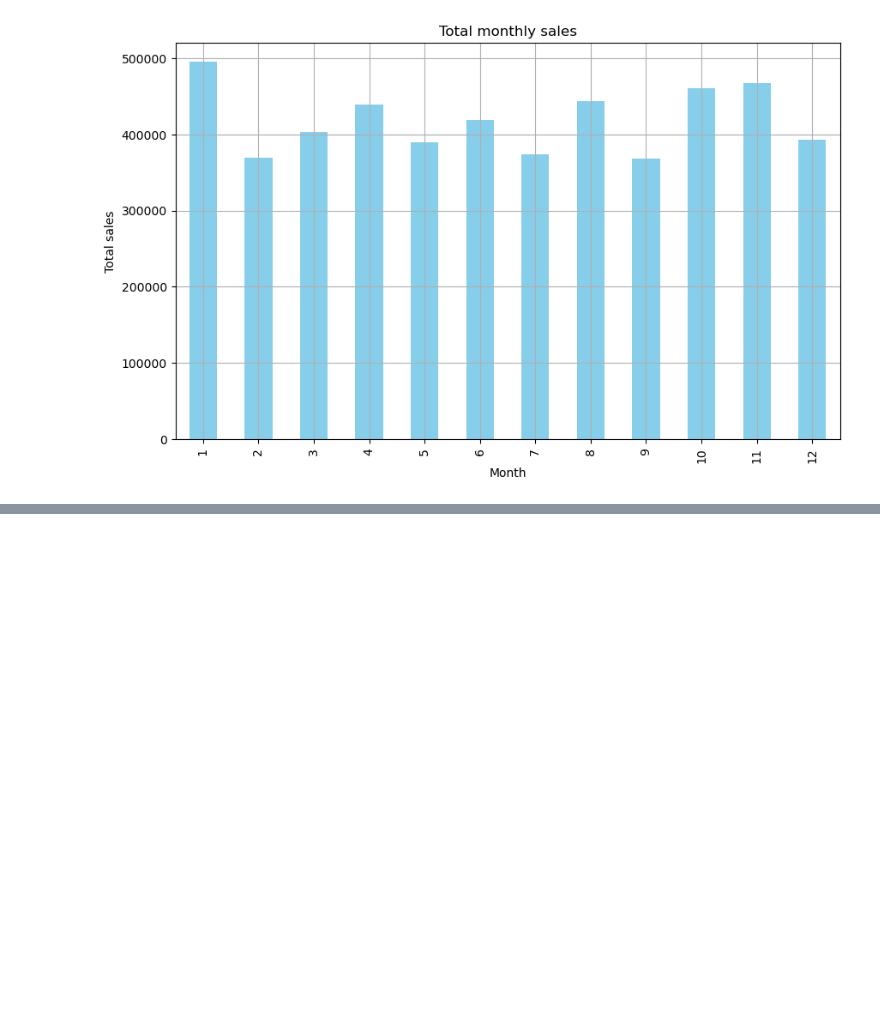
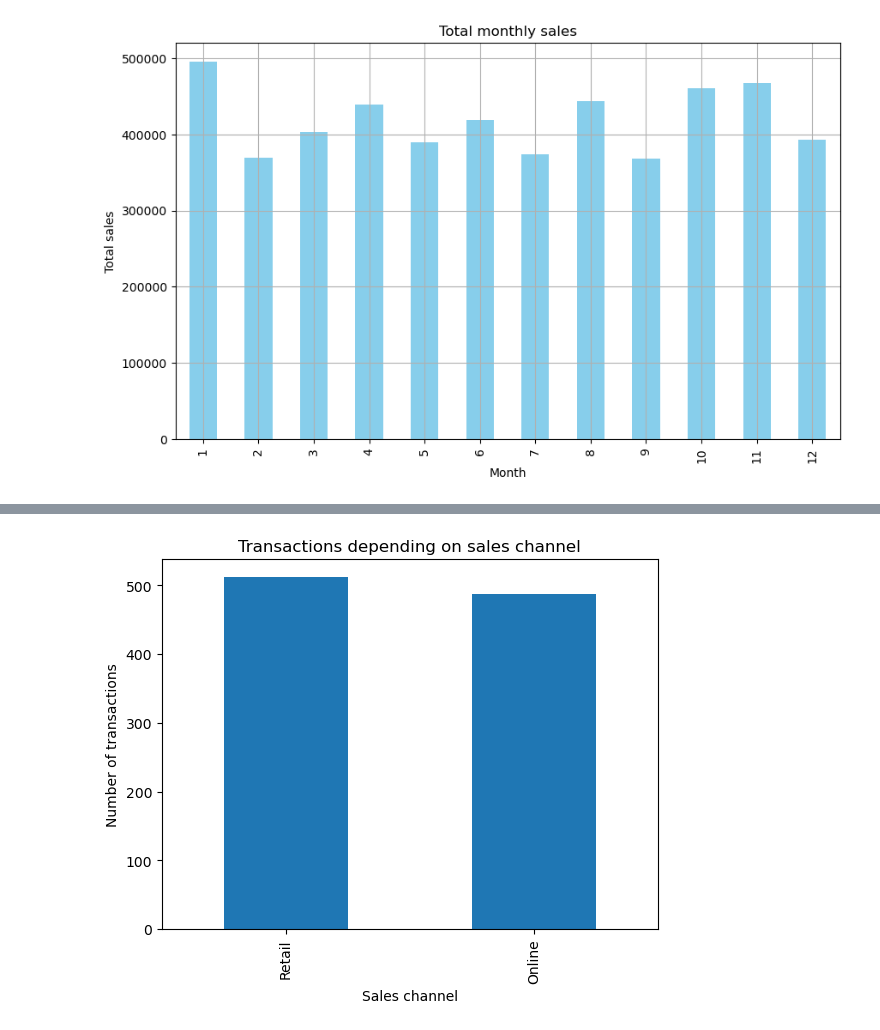
Before and after one commit to estrin00/diplomski, a Jupyter notebook: analysis.ipynb, the cells around one changed output, grey strips where cells are left out. Saved outputs shown, nothing was run; the diff lists cells and outputs as text; code cells hidden in the pictures; blank space fills up the shorter version.

```diff
--- a/analysis.ipynb
+++ b/analysis.ipynb
@@ -167,0 +172,7 @@ Name: Product_Category, Length: 1000, dtype: object>
+# %%
+data['Sales_Channel'].value_counts().plot(kind='bar',title='Transactions depending on sales channel')
+plt.ylabel('Number of transactions')
+plt.xlabel('Sales channel')
+plt.show()
+# %% [output]
+[figure, added]
```
Also changed, not shown: parts of 47 cells of this notebook.
